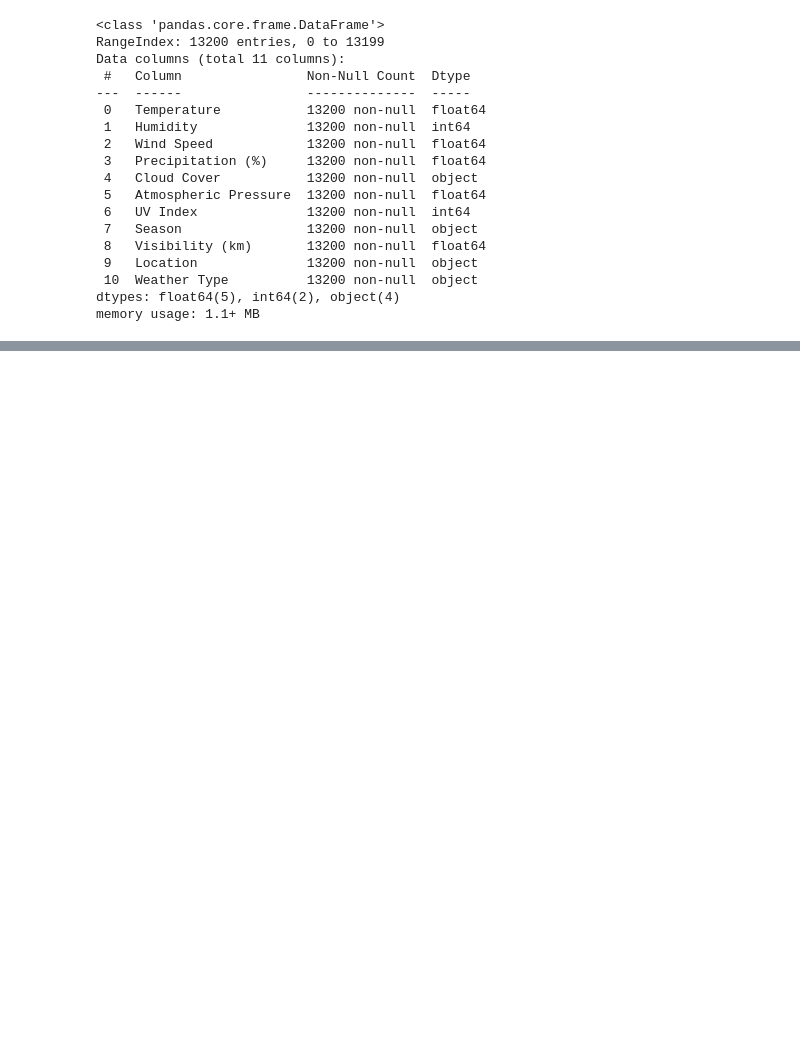
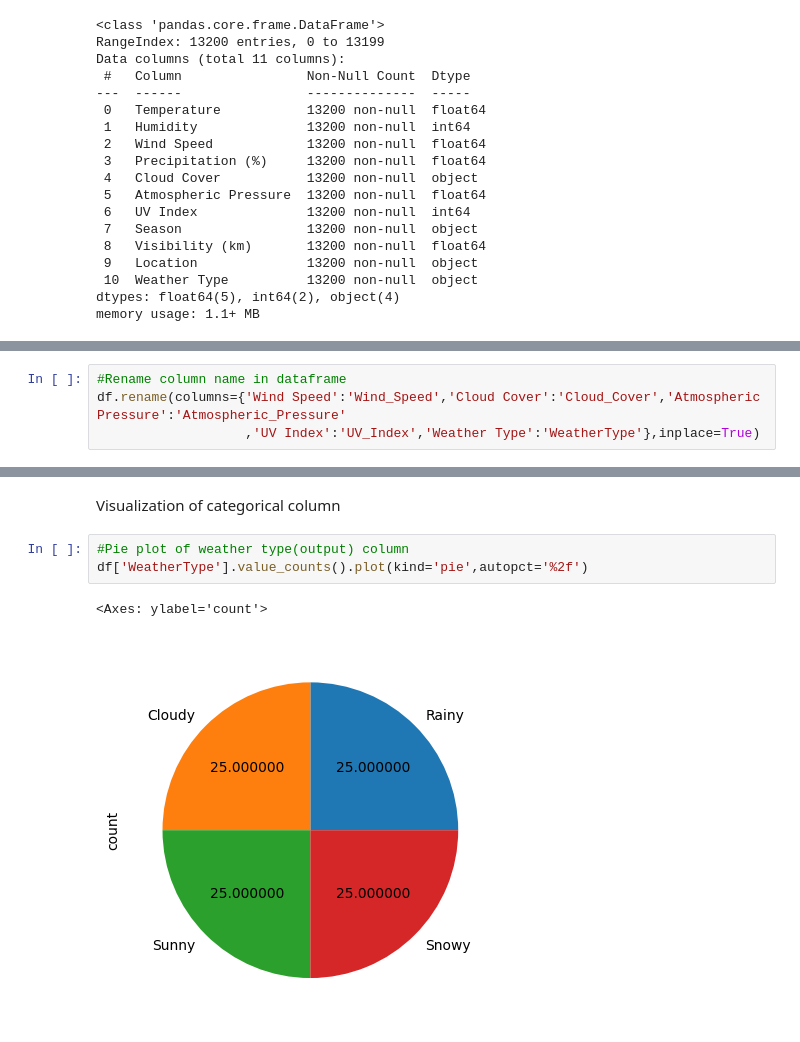
Before and after one commit to Karan-Chauhan19/Weather-Type-Classification, a Jupyter notebook: Notebook/eda.ipynb, the cells around one changed output, grey strips where cells are left out. Cells and saved outputs as stored; diff of their text form; blank space fills up the shorter version.

```diff
--- a/Notebook/eda.ipynb
+++ b/Notebook/eda.ipynb
@@ -58,0 +83,4 @@ df.describe()
+# %%
+#Rename column name in dataframe
+df.rename(columns={'Wind Speed':'Wind_Speed','Cloud Cover':'Cloud_Cover','Atmospheric Pressure':'Atmospheric_Pressure'
+                   ,'UV Index':'UV_Index','Weather Type':'WeatherType'},inplace=True)
@@ -58,0 +103,8 @@ df.describe()
+# %% [markdown]
+Visualization of categorical column
+# %%
+#Pie plot of weather type(output) column
+df['WeatherType'].value_counts().plot(kind='pie',autopct='%2f')
+# %% [output]
+<Axes: ylabel='count'>
+[figure, added]
```
Also changed, not shown: parts of 8 cells of this notebook.
